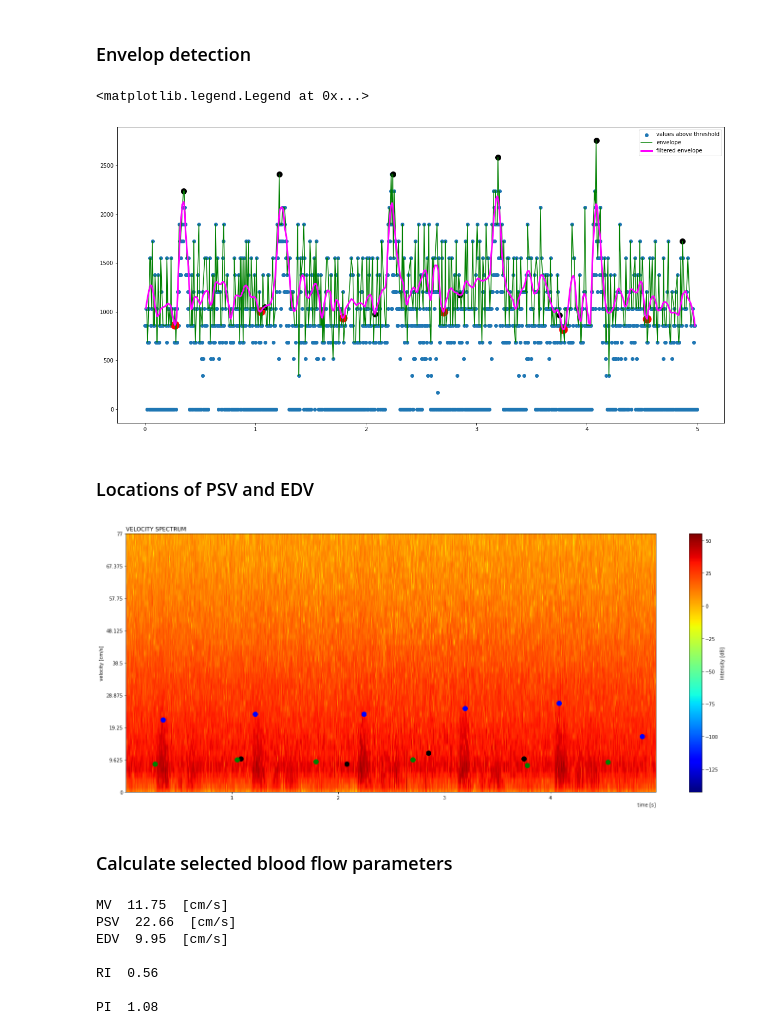
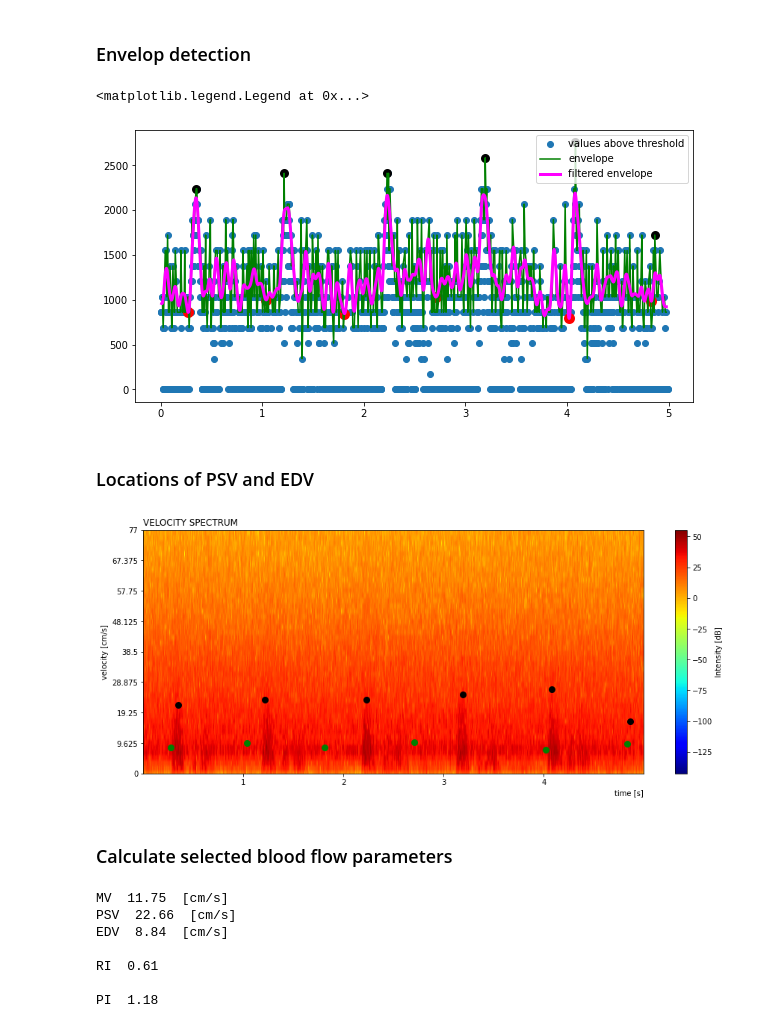
Before and after one commit to Lab4US/2023-us-workshop-fuw, a Jupyter notebook: notebooks/ex2-doppler-signal.ipynb, the cells around one changed output. Saved outputs shown, nothing was run; the diff lists cells and outputs as text; code cells hidden in the pictures.

```diff
--- a/notebooks/ex2-doppler-signal.ipynb
+++ b/notebooks/ex2-doppler-signal.ipynb
@@ -48,8 +60,8 @@ filt_freq_upper = 2000  # [Hz]
 ### Read Doppler WAV file
 # %%
 #%% READ CW DOPPLER AUDIO FILES
-AUDIO_FS, data = read_wav(os.path.join(DATA_PATH, "person1-cw-cca.wav"))  # enter your filename
-AUDIO_FS, data = read_wav(os.path.join(DATA_PATH, "person1-cw-RA.wav"))  # enter your filename
+AUDIO_FS, data = read_wav(os.path.join(DATA_PATH, "person1-cw-RA.wav"))
+# AUDIO_FS, data = read_wav(os.path.join(DATA_PATH, "person1-cw-cca.wav"))  # enter your filename
 
 doppler = data[:, 0]  # choose one channel if stereo file
 
@@ -140,60 +152,68 @@ fig.colorbar(cax).set_label('Intensity [dB]')
 # %% [markdown]
 ### Envelop detection
 # %%
-# %% ENVELOP DETECTION
+#%% ENVELOP DETECTION
 
 A, B = Pxx.shape
 ardB = 10*np.log10((Pxx[round(A/2):, :]))   # convert power values to dB scale
 threshold = 39  # in dB
 
 # find the highest frequency (or velocity) in every timestamp with value above threshold
 vec_th = np.zeros(B)
 for i in range(B):
     try:
         maxiIx = np.where(ardB[:, i] > threshold)[0][-1]
     except:
         maxiIx = 0
     vi = maxiIx + round(A/2)
     vec_th[i] = freqs[vi]
 
-fig, axs = plt.subplots(figsize=(20, 10))
+fig, axs = plt.subplots(figsize=(10, 5))
 axs.scatter(bins, vec_th, label='values above threshold')
 
 # detect ENVELOP from previously found values (with external function)
 _, lmax = hl_envelopes_idx(vec_th.copy())
 axs.plot(bins[lmax], vec_th[lmax], 'green', label='envelope')
 env_time1 = bins[lmax]
 env_val1 = vec_th[lmax]
 
-# envelop's filtration
-vel_fs = 1/np.diff(env_time1)[0]  # new sampling rate for envelop
-b, a = butter(3, 2*15/vel_fs, btype='low', analog=False)
-output = filtfilt(b, a, env_val1.copy())
-axs.plot(env_time1, output, 'magenta', linewidth=3, label='filtered envelope')
+# ENVELOP's interpolation
+f1 = interp1d(env_time1, env_val1)
+env_time_inter = np.arange(env_time1[0], env_time1[-1], T)
+env_val_inter = f1(env_time_inter)
+
+# ENVELOP's filtration
+b, a = butter(3, 2*15/AUDIO_FS, btype='low', analog=False)
+output = filtfilt(b, a, env_val_inter.copy())
+axs.plot(env_time_inter, output, 'magenta',
+         linewidth=3, label='filtered envelope')
+
+# minimal distance in samples between searched peaks = max 100 bpm
+dist = round(0.6*AUDIO_FS)
 
 # searching for PSV points
-peaks, _ = find_peaks(env_val1, distance=0.5*1/np.diff(env_time1)[0])
-axs.scatter(env_time1[peaks], env_val1[peaks], color='black', linewidth=5)
+peaks, _ = find_peaks(env_val_inter, distance=dist)
+axs.scatter(env_time_inter[peaks],
+            env_val_inter[peaks], color='black', linewidth=3)
 
-# searching for EDV points - version 1
-minimas, _ = find_peaks(-output, distance=0.5*1/np.diff(env_time1)[0])
-axs.scatter(env_time1[minimas], output[minimas], color='red', linewidth=10)
+# searching for EDV points
+minimas, _ = find_peaks(-output, distance=dist)
+tmp = []
+for m in minimas:
+    [tmp.append(m) for p in peaks if (m < p) and (m > p-0.5*AUDIO_FS)]
 
-# # searching for EDV points - version 2 (source: https://www.samproell.io/posts/signal/peak-finding-python-js/)
-dist = round(0.5*1/np.diff(env_time1)[0])
-cwt_peaks = find_peaks_cwt(-env_val1, widths=np.arange(10, dist))
-axs.scatter(env_time1[cwt_peaks], output[cwt_peaks],
-            color='black', linewidth=5)
+minimas = tmp
+axs.scatter(env_time_inter[minimas], output[minimas], color='red', linewidth=5)
 axs.legend(loc='best')
 # %% [output]
 <matplotlib.legend.Legend at 0x...>
-[figure, old version]
+[figure, new version]
 # %% [markdown]
 ### Locations of PSV and EDV
 # %%
 #%% PLOT VELOCITY SPECTRUM with POINTS
 
-fig, axs = plt.subplots(figsize=(25, 10))
+fig, axs = plt.subplots(figsize=(15, 6))
 axs.set_title('VELOCITY SPECTRUM', loc='left')
 axs.set_xlabel('time [s]', loc='right')
 axs.set_ylabel('velocity [cm/s]')
@@ -202,11 +222,12 @@ _, _, _, cax = axs.specgram(
 axs.set_ylim(0, 4*F_RANGE)
 
 # plot PSV points
-axs.scatter(env_time1[peaks], env_val1[peaks], color='blue', linewidth=5)
-# plot EDV points (both methods)
-axs.scatter(env_time1[cwt_peaks], env_val1[cwt_peaks],
-            color='black', linewidth=5)
-axs.scatter(env_time1[minimas], output[minimas], color='green', linewidth=5)
+axs.scatter(env_time_inter[peaks],
+            env_val_inter[peaks], color='black', linewidth=3)
+
+# plot EDV points
+axs.scatter(env_time_inter[minimas],
+            output[minimas], color='green', linewidth=3)
 
 ticks_y = ticker.FuncFormatter(
     lambda x, pos: '{0:g}'.format(convert_to_velo(x)))
@@ -214,7 +235,7 @@ axs.yaxis.set_major_formatter(ticks_y)
 
 fig.colorbar(cax).set_label('Intensity [dB]')
 # %% [output]
-[figure, old version]
+[figure, new version]
 # %% [markdown]
 ### Calculate selected blood flow parameters
 # %%
@@ -226,12 +247,11 @@ MV = np.nanmean(convert_to_velo(data))
 print('MV ', np.round(MV, 2), ' [cm/s]')
 
 # Calc peak-systolic velocity (PSV)
-PSV = np.mean(convert_to_velo(env_val1[peaks]))
+PSV = np.mean(convert_to_velo(env_val_inter[peaks]))
 print('PSV ', np.round(PSV, 2), ' [cm/s]')
 
 # Calc end-diastolic velocity (EDV)
-EDV = np.mean(convert_to_velo(env_val1[cwt_peaks]))
-# EDV = np.mean(convert_to_velo(env_val1[minimas]))
+EDV = np.mean(convert_to_velo(output[minimas]))
 print('EDV ', np.round(EDV, 2), ' [cm/s]')
 
 # Calc the Resistance Index (RI)
@@ -246,8 +266,8 @@ print('\nPI ', np.round(PI, 2))
 # %% [output]
 MV  11.75  [cm/s]
 PSV  22.66  [cm/s]
-EDV  9.95  [cm/s]
+EDV  8.84  [cm/s]
 
-RI  0.56
+RI  0.61
 
-PI  1.08
+PI  1.18
```
Also changed, not shown: parts of 3 cells of this notebook.
